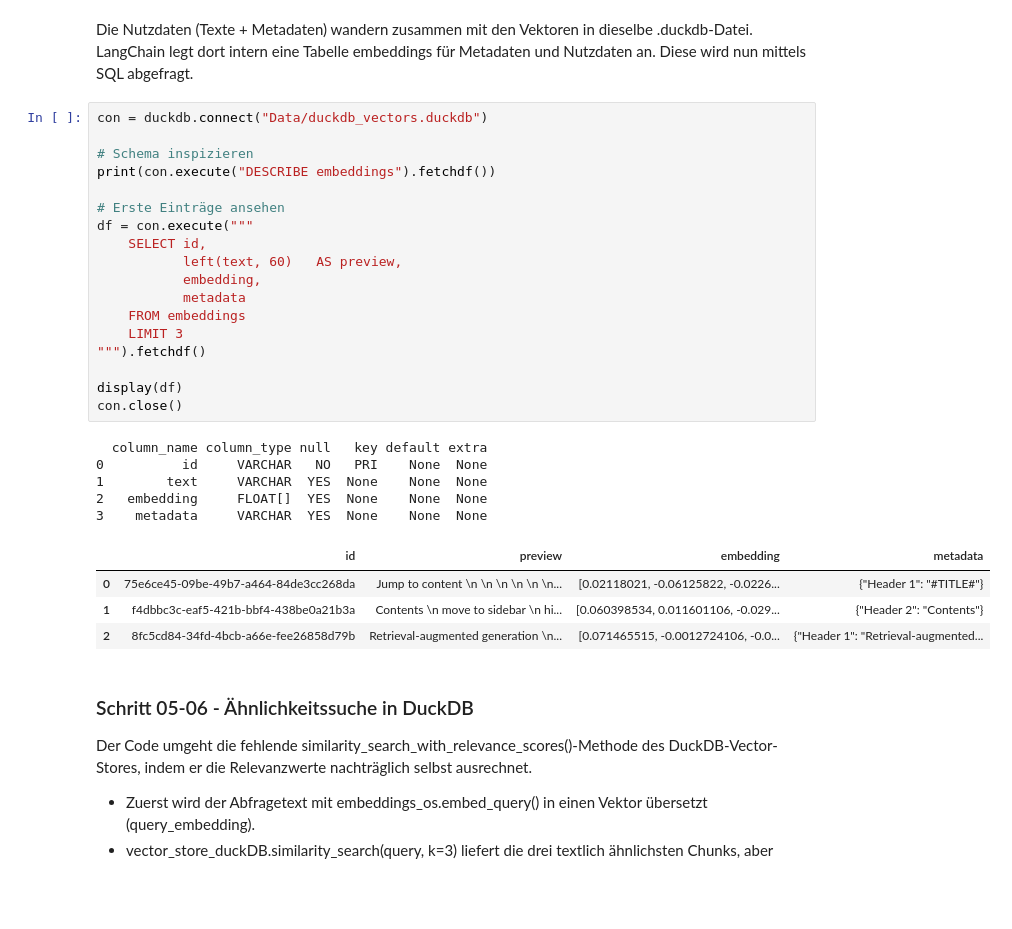
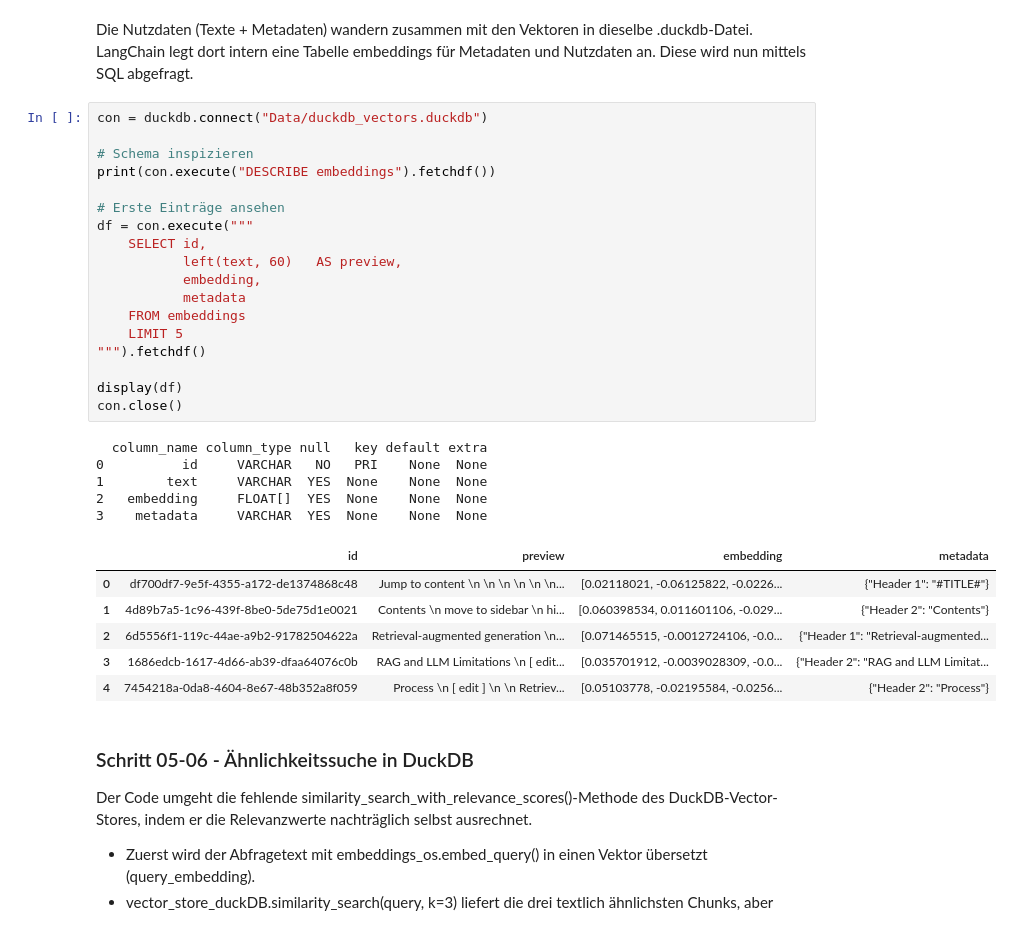
Before and after one commit to abuckenhofer/tdwi2025, a Jupyter notebook: src/WorkshopRAGPipeline.ipynb, the cells around one changed output. Drawn from its saved outputs; the diff is of its cells as text; blank space fills up the shorter version.

```diff
--- a/src/WorkshopRAGPipeline.ipynb
+++ b/src/WorkshopRAGPipeline.ipynb
@@ -638,31 +648,33 @@ LangChain legt dort intern eine Tabelle embeddings für Metadaten und Nutzdaten
 # %%
 con = duckdb.connect("Data/duckdb_vectors.duckdb")
 
 # Schema inspizieren
 print(con.execute("DESCRIBE embeddings").fetchdf())
 
 # Erste Einträge ansehen
 df = con.execute("""
     SELECT id,
            left(text, 60)   AS preview,
            embedding,
            metadata
     FROM embeddings
-    LIMIT 3
+    LIMIT 5
 """).fetchdf()
 
 display(df)
 con.close()
 # %% [output]
   column_name column_type null   key default extra
 0          id     VARCHAR   NO   PRI    None  None
 1        text     VARCHAR  YES  None    None  None
 2   embedding     FLOAT[]  YES  None    None  None
 3    metadata     VARCHAR  YES  None    None  None
 |  | id | preview | embedding | metadata |
-| 0 | 75e6ce45-09be-49b7-a464-84de3cc268da | Jump to content \n \n \n \n \n \n... | [0.02118021, -0.06125822, -0.0226... | {"Header 1": "#TITLE#"} |
-| 1 | f4dbbc3c-eaf5-421b-bbf4-438be0a21b3a | Contents \n move to sidebar \n hi... | [0.060398534, 0.011601106, -0.029... | {"Header 2": "Contents"} |
-| 2 | 8fc5cd84-34fd-4bcb-a66e-fee26858d79b | Retrieval-augmented generation \n... | [0.071465515, -0.0012724106, -0.0... | {"Header 1": "Retrieval-augmented... |
+| 0 | df700df7-9e5f-4355-a172-de1374868c48 | Jump to content \n \n \n \n \n \n... | [0.02118021, -0.06125822, -0.0226... | {"Header 1": "#TITLE#"} |
+| 1 | 4d89b7a5-1c96-439f-8be0-5de75d1e0021 | Contents \n move to sidebar \n hi... | [0.060398534, 0.011601106, -0.029... | {"Header 2": "Contents"} |
+| 2 | 6d5556f1-119c-44ae-a9b2-91782504622a | Retrieval-augmented generation \n... | [0.071465515, -0.0012724106, -0.0... | {"Header 1": "Retrieval-augmented... |
+| 3 | 1686edcb-1617-4d66-ab39-dfaa64076c0b | RAG and LLM Limitations \n [ edit... | [0.035701912, -0.0039028309, -0.0... | {"Header 2": "RAG and LLM Limitat... |
+| 4 | 7454218a-0da8-4604-8e67-48b352a8f059 | Process \n [ edit ] \n \n Retriev... | [0.05103778, -0.02195584, -0.0256... | {"Header 2": "Process"} |
 # %% [markdown]
 ### Schritt 05-06 - Ähnlichkeitssuche in DuckDB
 Der Code umgeht die fehlende similarity_search_with_relevance_scores()-Methode des DuckDB-Vector-Stores, indem er die Relevanzwerte nachträglich selbst ausrechnet.
```
Also changed, not shown: parts of 17 cells of this notebook.
